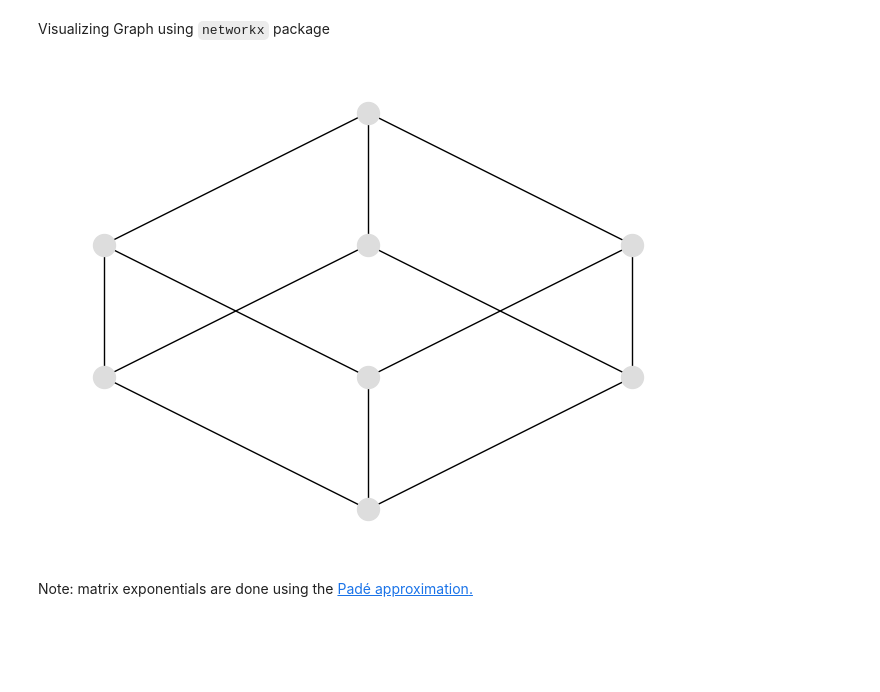
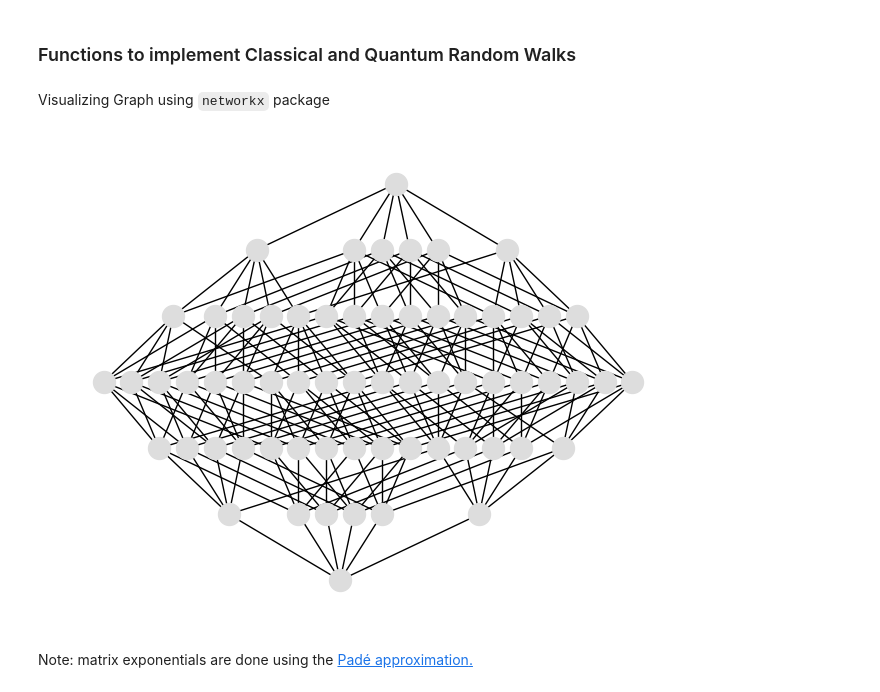
Before and after one commit to YuvalShemla/quantum_walk_implementations, a Jupyter notebook: walk_visual.ipynb, the cells around one changed output. Saved outputs shown, nothing was run; the diff lists cells and outputs as text; code cells hidden in the pictures; blank space fills up the shorter version.

```diff
--- a/walk_visual.ipynb
+++ b/walk_visual.ipynb
@@ -9,3 +11,5 @@ from matplotlib.colors import Normalize
 import networkx as nx
 from networkx import hypercube_graph
 from networkx.drawing.nx_agraph import graphviz_layout
+# %% [markdown]
+### Functions to implement Classical and Quantum Random Walks
@@ -13,14 +51,14 @@ from networkx.drawing.nx_agraph import graphviz_layout
 Visualizing Graph using <code>networkx</code> package
 # %%
 %matplotlib inline
-n=3
+n=6
 G = hypercube_graph(n)
-A = nx.adjacency_matrix(G)
+A = scipy.sparse.csc_matrix(nx.adjacency_matrix(G))
 # Draw graph
 nx.draw(G, pos=graphviz_layout(G, prog="dot"), node_color="#dddddd", node_size=250, with_labels=False)
 plt.show()
 # %% [output]
-[figure, old version]
+[figure, new version]
 # %% [markdown]
 Note: matrix exponentials are done using the <a href="https://en.wikipedia.org/wiki/Pad%C3%A9_approximant">Padé approximation</url>.
 # %% [markdown]
```
Also changed, not shown: parts of 11 cells of this notebook.
